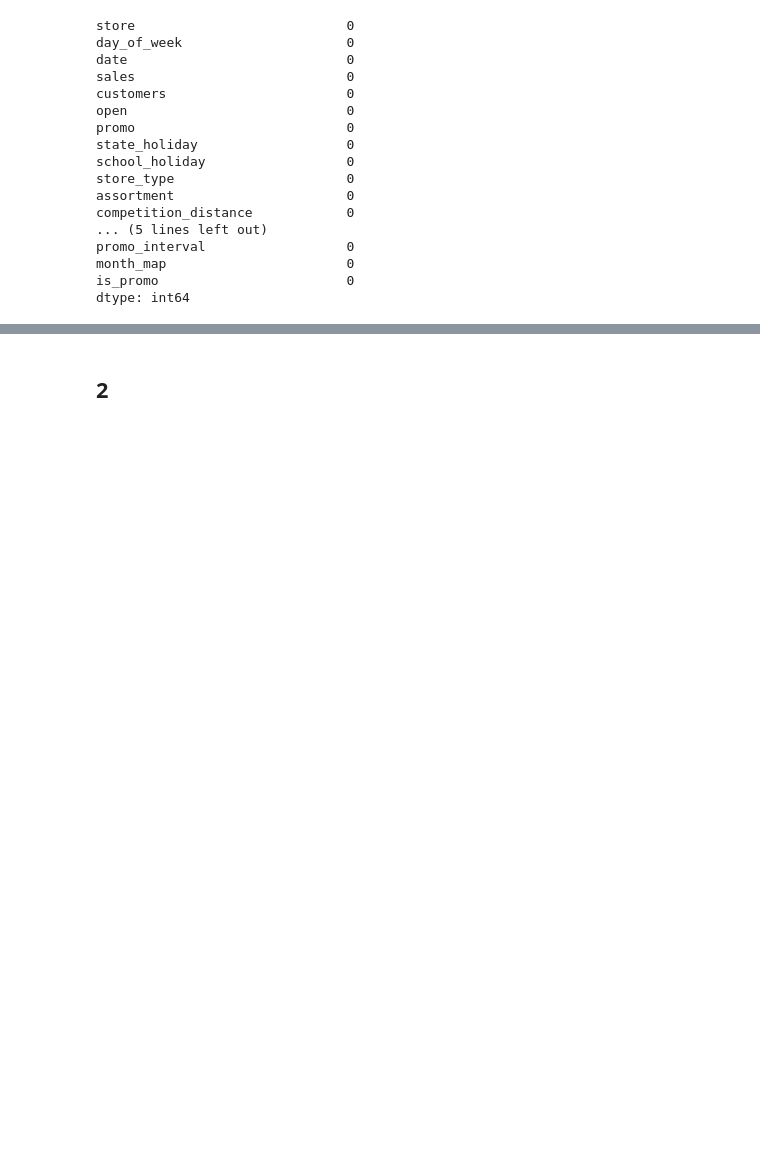
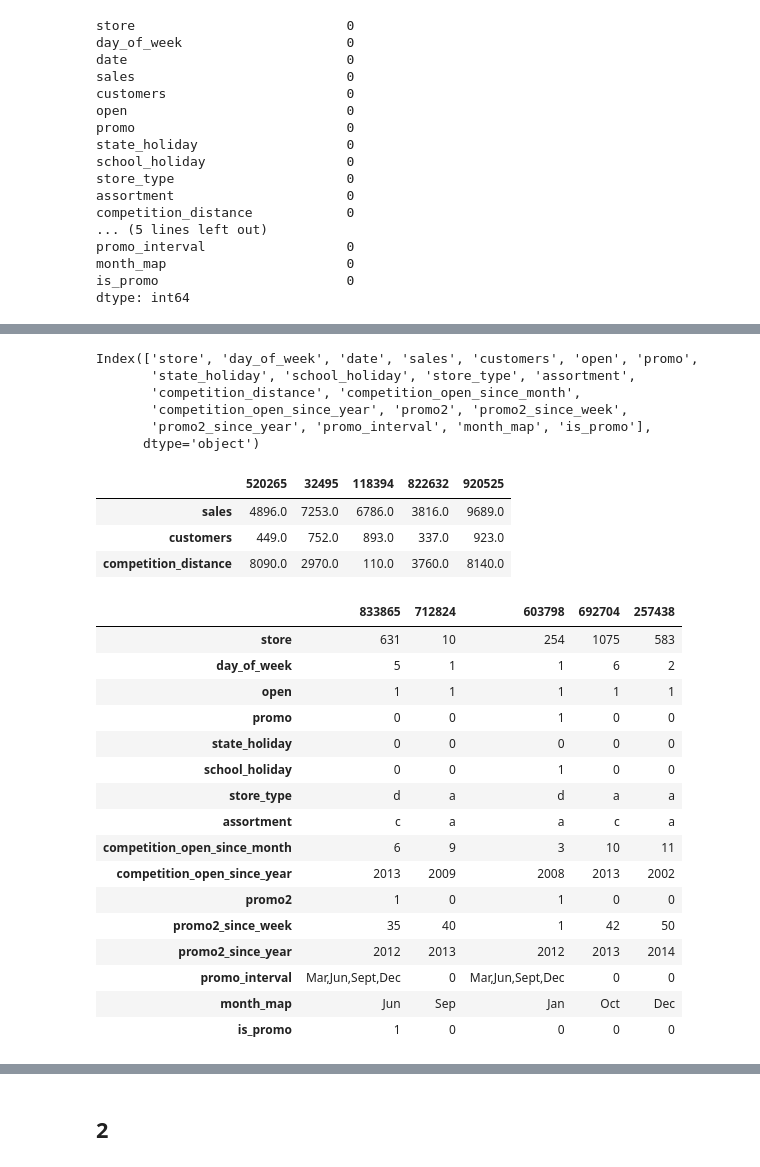
Before and after one commit to ricardosilvabr/rossmann-predict-sales, a Jupyter notebook: notebooks/v1_store_sales_prediction.ipynb, the cells around one changed output, grey strips where cells are left out. Saved outputs shown, nothing was run; the diff lists cells and outputs as text; code cells hidden in the pictures; blank space fills up the shorter version.

```diff
--- a/notebooks/v1_store_sales_prediction.ipynb
+++ b/notebooks/v1_store_sales_prediction.ipynb
@@ -227 +247,6 @@ dtype: int64
+# %%
+df1['competition_open_since_month'] = df1['competition_open_since_month'].astype( int )
+df1['competition_open_since_year'] = df1['competition_open_since_year'].astype( int )
+df1['promo2_since_week'] = df1['promo2_since_week'].astype( int )
+df1['promo2_since_year'] = df1['promo2_since_year'].astype( int )
 # %% [markdown]
@@ -228,0 +281,43 @@ dtype: int64
+# %%
+df1.columns
+# %% [output]
+Index(['store', 'day_of_week', 'date', 'sales', 'customers', 'open', 'promo',
+       'state_holiday', 'school_holiday', 'store_type', 'assortment',
+       'competition_distance', 'competition_open_since_month',
+       'competition_open_since_year', 'promo2', 'promo2_since_week',
+       'promo2_since_year', 'promo_interval', 'month_map', 'is_promo'],
+      dtype='object')
+# %%
+num_atributes = df1[['sales', 'customers', 'competition_distance']]
+
+cat_atributes = df1[['store','day_of_week', 'open', 'promo', 'state_holiday', 'school_holiday',
+                     'store_type', 'assortment', 'competition_open_since_month', 'competition_open_since_year',
+                     'promo2', 'promo2_since_week', 'promo2_since_year',
+                     'promo_interval', 'month_map', 'is_promo']]
+# %%
+num_atributes.sample(5).T
+# %% [output]
+|  | 520265 | 32495 | 118394 | 822632 | 920525 |
+| sales | 4896.0 | 7253.0 | 6786.0 | 3816.0 | 9689.0 |
+| customers | 449.0 | 752.0 | 893.0 | 337.0 | 923.0 |
+| competition_distance | 8090.0 | 2970.0 | 110.0 | 3760.0 | 8140.0 |
+# %%
+cat_atributes.sample(5).T
+# %% [output]
+|  | 833865 | 712824 | 603798 | 692704 | 257438 |
+| store | 631 | 10 | 254 | 1075 | 583 |
+| day_of_week | 5 | 1 | 1 | 6 | 2 |
+| open | 1 | 1 | 1 | 1 | 1 |
+| promo | 0 | 0 | 1 | 0 | 0 |
+| state_holiday | 0 | 0 | 0 | 0 | 0 |
+| school_holiday | 0 | 0 | 1 | 0 | 0 |
+| store_type | d | a | d | a | a |
+| assortment | c | a | a | c | a |
+| competition_open_since_month | 6 | 9 | 3 | 10 | 11 |
+| competition_open_since_year | 2013 | 2009 | 2008 | 2013 | 2002 |
+| promo2 | 1 | 0 | 1 | 0 | 0 |
+| promo2_since_week | 35 | 40 | 1 | 42 | 50 |
+| promo2_since_year | 2012 | 2013 | 2012 | 2013 | 2014 |
+| promo_interval | Mar,Jun,Sept,Dec | 0 | Mar,Jun,Sept,Dec | 0 | 0 |
+| month_map | Jun | Sep | Jan | Oct | Dec |
+| is_promo | 1 | 0 | 0 | 0 | 0 |
```
Also changed, not shown: parts of 7 cells of this notebook.
